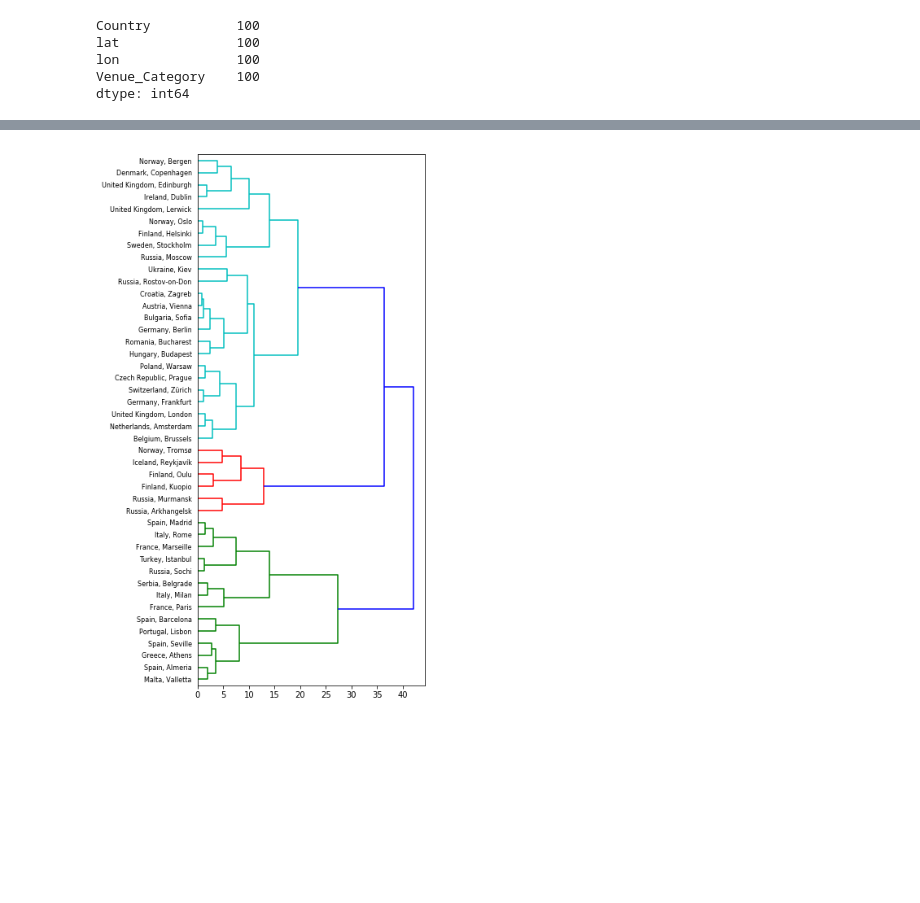
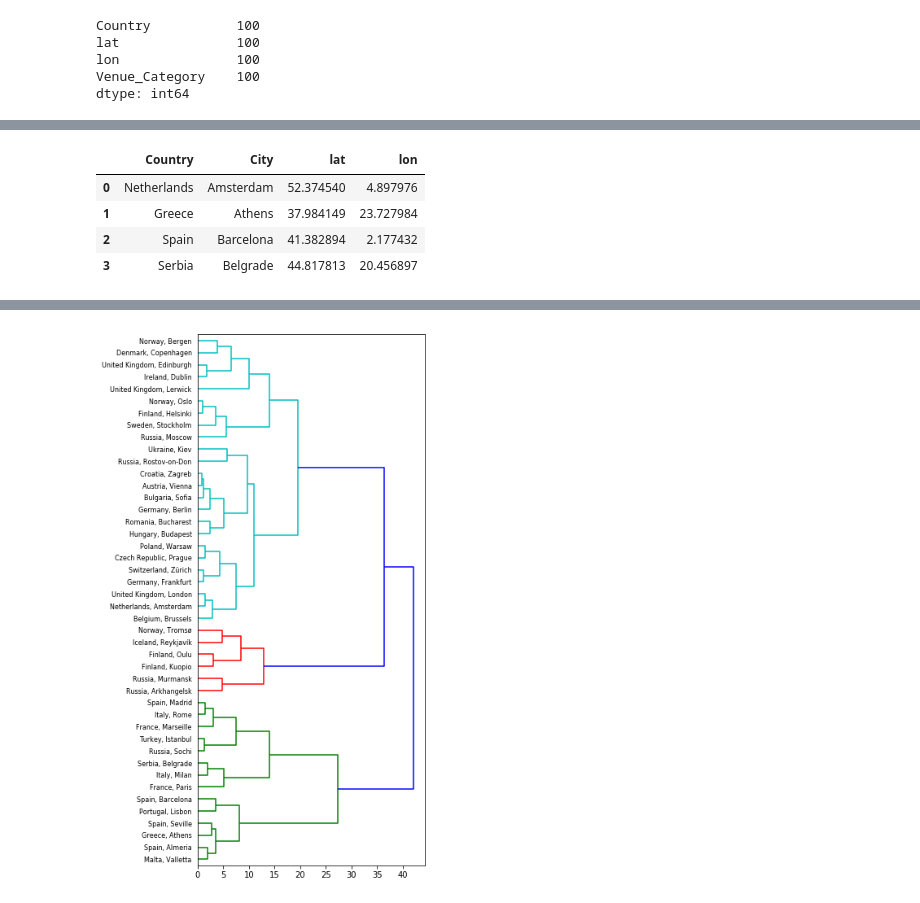
Before and after one commit to rareal/Coursera_Capstone, a Jupyter notebook: Capstone_final_report_code.ipynb, the cells around one changed output, grey strips where cells are left out. Cells and saved outputs as stored; diff of their text form; code cells hidden in the pictures; blank space fills up the shorter version.

```diff
--- a/Capstone_final_report_code.ipynb
+++ b/Capstone_final_report_code.ipynb
@@ -296,0 +337,3 @@ Name: 19, dtype: object
+# %%
+tllj_table = pd.read_csv('tllj_table.csv',index_col=0)
+tllj_table.head()
@@ -296,0 +347,13 @@ Name: 19, dtype: object
+# %%
+tllj_sel = tllj_table.iloc[[list(tllj_table.City).index(x) for x in venues_ot.City],:].reset_index(drop='index')
+
+# final table with all the data = Country, City, lat, lon, temperature, jobs, Foursquare_venue_category
+assembled_data = pd.concat([tllj_sel,venues_ot.iloc[:,1:]],axis=1)
+assembled_data.to_csv('assembled_data.csv')
+assembled_data.iloc[:4,:4]
+# %% [output]
+|  | Country | City | lat | lon |
+| 0 | Netherlands | Amsterdam | 52.374540 | 4.897976 |
+| 1 | Greece | Athens | 37.984149 | 23.727984 |
+| 2 | Spain | Barcelona | 41.382894 | 2.177432 |
+| 3 | Serbia | Belgrade | 44.817813 | 20.456897 |
```
Also changed, not shown: parts of 14 cells of this notebook, 3 other files.
